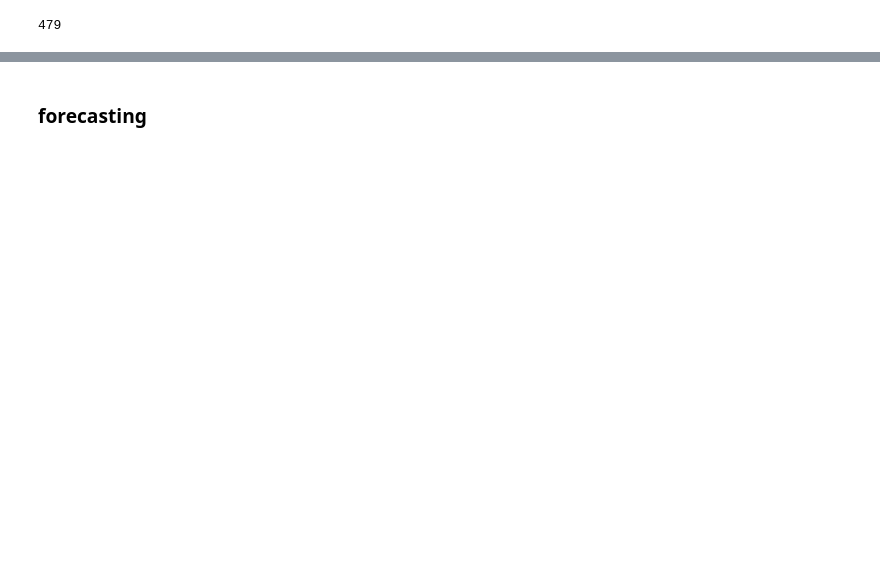
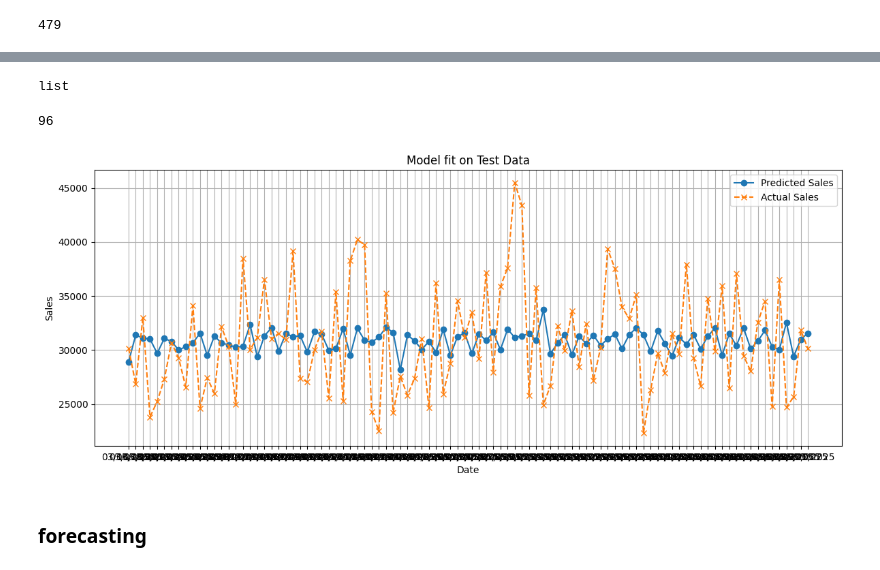
Before and after one commit to C5m7b4/Araxia, a Jupyter notebook: examples/example.ipynb, the cells around one changed output, grey strips where cells are left out. Cells and saved outputs as stored; diff of their text form; code cells hidden in the pictures; blank space fills up the shorter version.

Commit message:
adds testing of model

```diff
--- a/examples/example.ipynb
+++ b/examples/example.ipynb
@@ -55,0 +196,2 @@ epoch: 290, | loss: 0.008210
+# %%
+y_pred_denormalized = [pred * (y_max- y_min) + y_min for pred in y_preds]
@@ -55,0 +218,4 @@ epoch: 290, | loss: 0.008210
+# %%
+n = X_norm.shape[0]
+stop = int(n - (n * .2))
+stop
@@ -55,0 +247,12 @@ epoch: 290, | loss: 0.008210
+# %%
+test_dates = [d.strftime('%m/%d/%Y') for d in df.iloc[stop+5:, :1]['sale_date'].to_list()]
+# %%
+test_values = df.iloc[stop+5:, :2]['sales'].to_list()
+# %%
+type(test_dates)
+# %% [output]
+list
+# %%
+len(test_dates)
+# %% [output]
+96
@@ -56,3 +261,16 @@ epoch: 290, | loss: 0.008210
+# %%
+plt.figure(figsize=(12,5))
+plt.plot(test_dates, y_pred_denormalized, label='Predicted Sales', marker='o', linestyle='-')
+plt.plot(test_dates, test_values, label='Actual Sales', marker='x', linestyle='--')
+plt.title('Model fit on Test Data')
+plt.xlabel('Date')
+plt.ylabel('Sales')
+plt.grid(True)
+plt.legend()
+plt.tight_layout()
+plt.show()
+# %% [output]
+[figure, added]
 # %% [markdown]
 ### forecasting
 # %%
```
Also changed, not shown: parts of 46 cells of this notebook, 3 other files.
